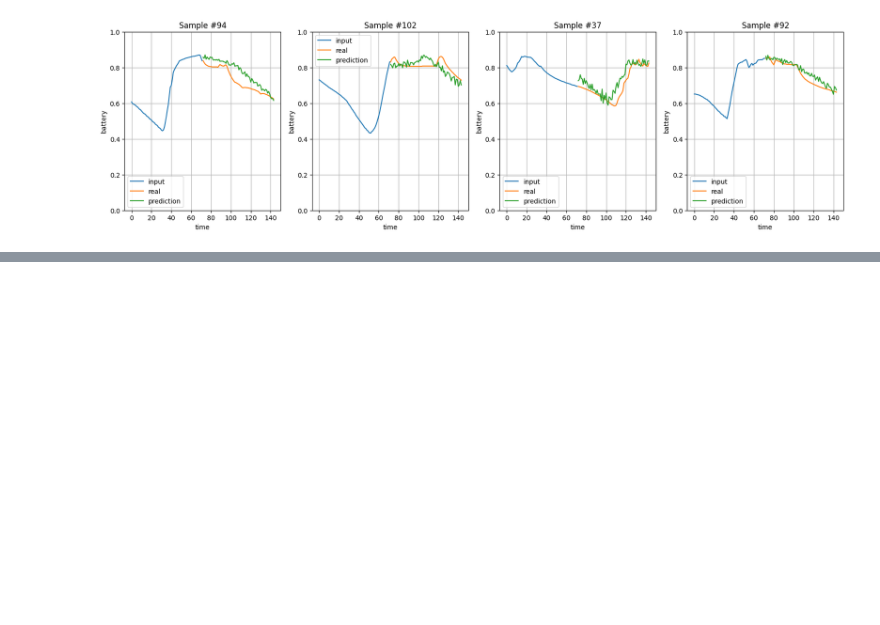
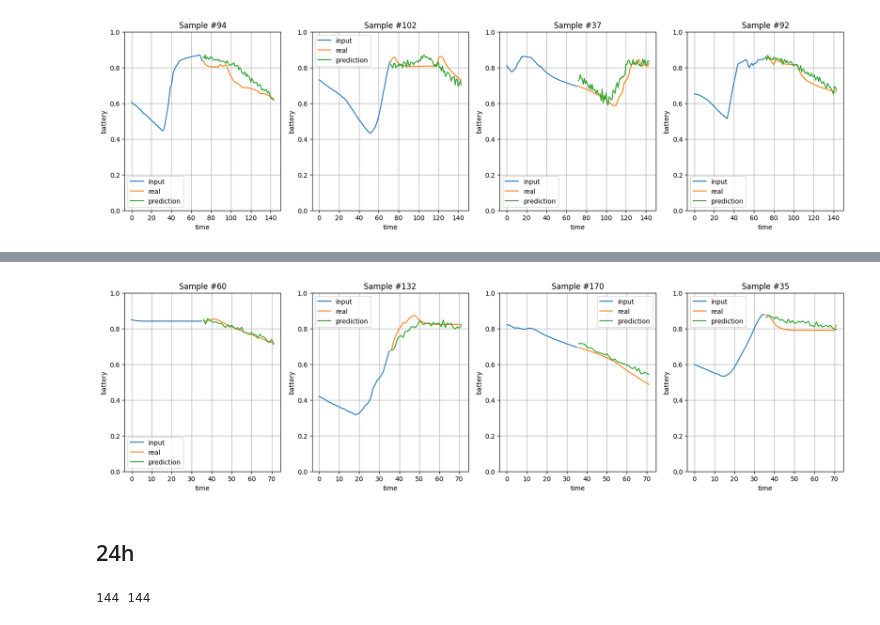
Before and after one commit to alendinez/energy-prediction, a Jupyter notebook: lstm.ipynb, the cells around one changed output, grey strips where cells are left out. Saved outputs shown, nothing was run; the diff lists cells and outputs as text; code cells hidden in the pictures; blank space fills up the shorter version.

```diff
--- a/lstm.ipynb
+++ b/lstm.ipynb
@@ -186,0 +240,25 @@ plt.show()
+# %%
+# Predicciones mostradas gráficamente
+f, axs = plt.subplots(1,4, figsize=(20, 5))
+for w, ax in enumerate(axs):
+  item = random.randint(0, len(X_test))
+  yhat = model.predict(X_test[item].reshape(1, X_test[item].shape[0], X_test[item].shape[1]), verbose=0)
+  ax.plot([i for i in range(n_steps_in)], X_test[item][:, 0], label='input')
+  ax.plot([i for i in range(n_steps_in, n_steps_in+n_steps_out)], y_test[item], label='real')
+  ax.plot([i for i in range(n_steps_in, n_steps_in+n_steps_out)], yhat[0], label='prediction')
+  ax.set_ylim(0, 1)
+  ax.set_xlabel('time')
+  ax.set_ylabel('battery')
+  ax.set_title(f'Sample #{item}')
+  ax.legend()
+  ax.grid()
+plt.show()
+# %% [output]
+[figure, added]
+# %% [markdown]
+## 24h
+# %%
+n_steps_in = n_steps_out = 6*24
+print(n_steps_in, n_steps_out)
+# %% [output]
+144 144
```
Also changed, not shown: parts of 12 cells of this notebook, 8 other files.
